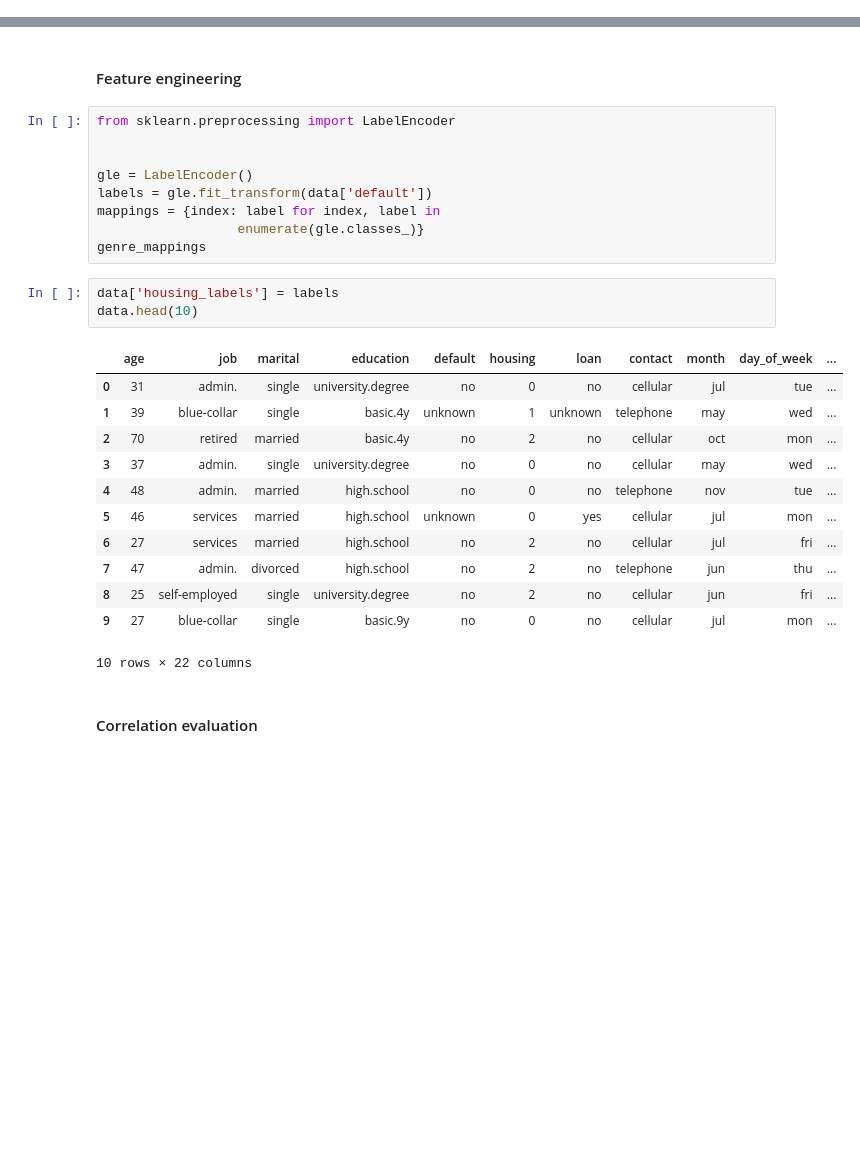
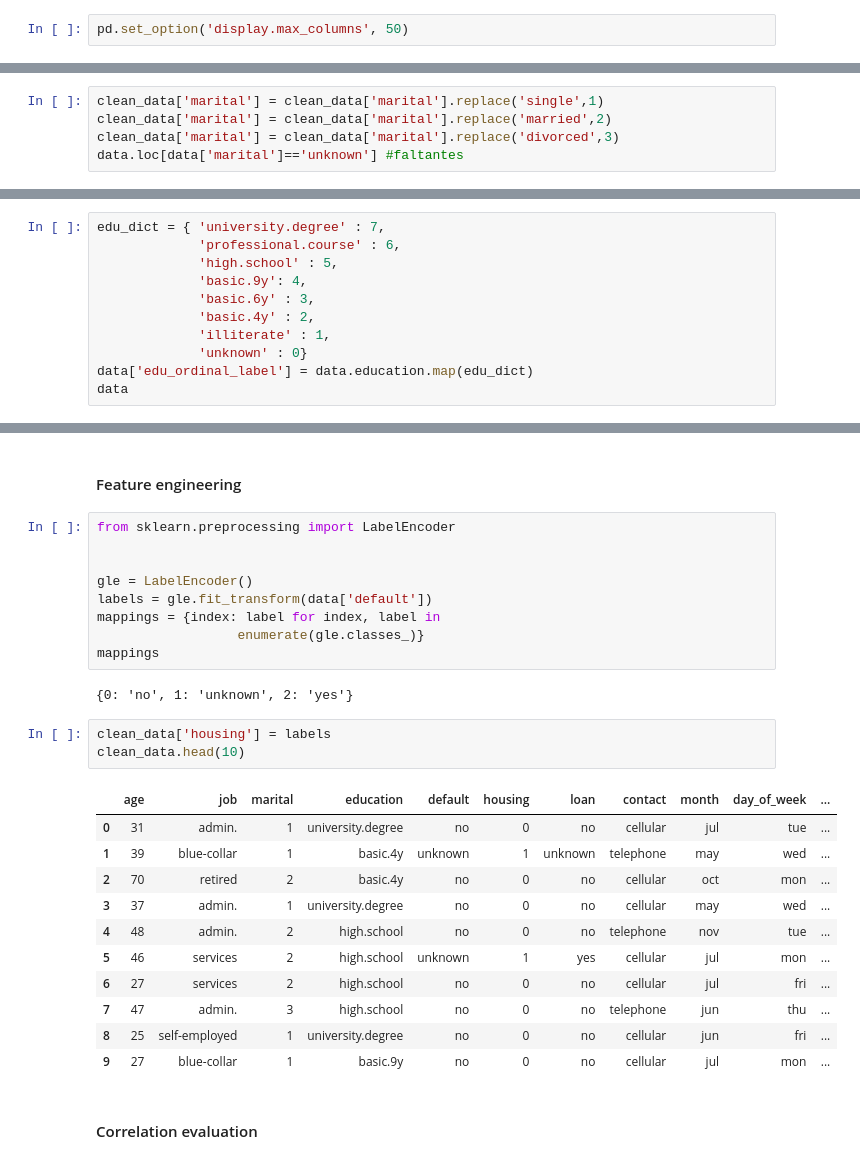
Before and after one commit to VKunze/trabajo-ciencia-datos, a Jupyter notebook: Trabajo Final.ipynb, the cells around one changed output, grey strips where cells are left out. Saved outputs shown, nothing was run; the diff lists cells and outputs as text; blank space fills up the shorter version.

```diff
--- a/Trabajo Final.ipynb
+++ b/Trabajo Final.ipynb
@@ -23,3 +19,5 @@ duration: duración último contacto, en segundos -> dividir en categorias (data
+# %%
+pd.set_option('display.max_columns', 50)
 # %% [markdown]
 ## Age
 # %% [markdown]
@@ -99,0 +102,5 @@ clean_data.head()
+# %%
+clean_data['marital'] = clean_data['marital'].replace('single',1)
+clean_data['marital'] = clean_data['marital'].replace('married',2)
+clean_data['marital'] = clean_data['marital'].replace('divorced',3)
+data.loc[data['marital']=='unknown'] #faltantes
@@ -99,0 +146,11 @@ clean_data.head()
+# %%
+edu_dict = { 'university.degree' : 7,
+             'professional.course' : 6,
+             'high.school' : 5,
+             'basic.9y': 4,
+             'basic.6y' : 3,
+             'basic.4y' : 2,
+             'illiterate' : 1,
+             'unknown' : 0}
+data['edu_ordinal_label'] = data.education.map(edu_dict)
+data
@@ -151,23 +284,24 @@ gle = LabelEncoder()
 labels = gle.fit_transform(data['default'])
 mappings = {index: label for index, label in
                   enumerate(gle.classes_)}
-genre_mappings
+mappings
+# %% [output]
+{0: 'no', 1: 'unknown', 2: 'yes'}
 # %%
-data['housing_labels'] = labels
-data.head(10)
+clean_data['housing'] = labels
+clean_data.head(10)
 # %% [output]
 |  | age | job | marital | education | default | housing | loan | contact | month | day_of_week | ... |
-| 0 | 31 | admin. | single | university.degree | no | 0 | no | cellular | jul | tue | ... |
-| 1 | 39 | blue-collar | single | basic.4y | unknown | 1 | unknown | telephone | may | wed | ... |
-| 2 | 70 | retired | married | basic.4y | no | 2 | no | cellular | oct | mon | ... |
-| 3 | 37 | admin. | single | university.degree | no | 0 | no | cellular | may | wed | ... |
-| 4 | 48 | admin. | married | high.school | no | 0 | no | telephone | nov | tue | ... |
-| 5 | 46 | services | married | high.school | unknown | 0 | yes | cellular | jul | mon | ... |
-| 6 | 27 | services | married | high.school | no | 2 | no | cellular | jul | fri | ... |
-| 7 | 47 | admin. | divorced | high.school | no | 2 | no | telephone | jun | thu | ... |
-| 8 | 25 | self-employed | single | university.degree | no | 2 | no | cellular | jun | fri | ... |
-| 9 | 27 | blue-collar | single | basic.9y | no | 0 | no | cellular | jul | mon | ... |
+| 0 | 31 | admin. | 1 | university.degree | no | 0 | no | cellular | jul | tue | ... |
+| 1 | 39 | blue-collar | 1 | basic.4y | unknown | 1 | unknown | telephone | may | wed | ... |
+| 2 | 70 | retired | 2 | basic.4y | no | 0 | no | cellular | oct | mon | ... |
+| 3 | 37 | admin. | 1 | university.degree | no | 0 | no | cellular | may | wed | ... |
+| 4 | 48 | admin. | 2 | high.school | no | 0 | no | telephone | nov | tue | ... |
+| 5 | 46 | services | 2 | high.school | unknown | 1 | yes | cellular | jul | mon | ... |
+| 6 | 27 | services | 2 | high.school | no | 0 | no | cellular | jul | fri | ... |
+| 7 | 47 | admin. | 3 | high.school | no | 0 | no | telephone | jun | thu | ... |
+| 8 | 25 | self-employed | 1 | university.degree | no | 0 | no | cellular | jun | fri | ... |
+| 9 | 27 | blue-collar | 1 | basic.9y | no | 0 | no | cellular | jul | mon | ... |
-10 rows × 22 columns
 # %% [markdown]
 #### Correlation evaluation
 # %% [markdown]
```
Also changed, not shown: parts of 60 cells of this notebook.
